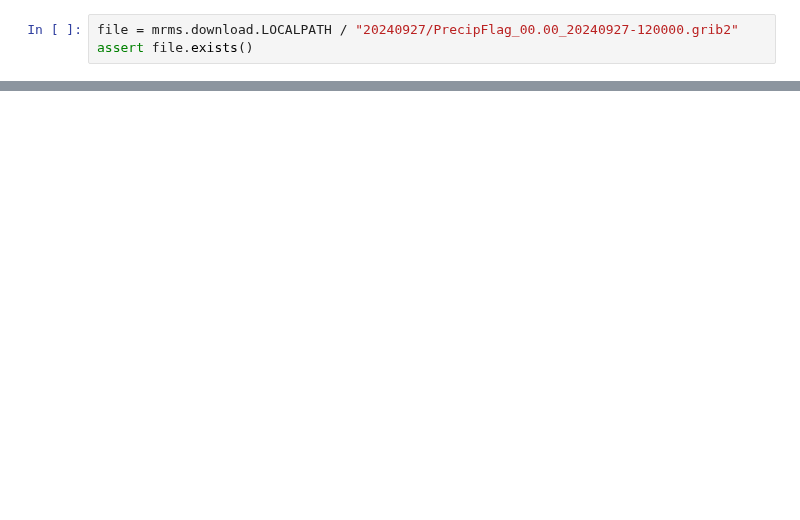
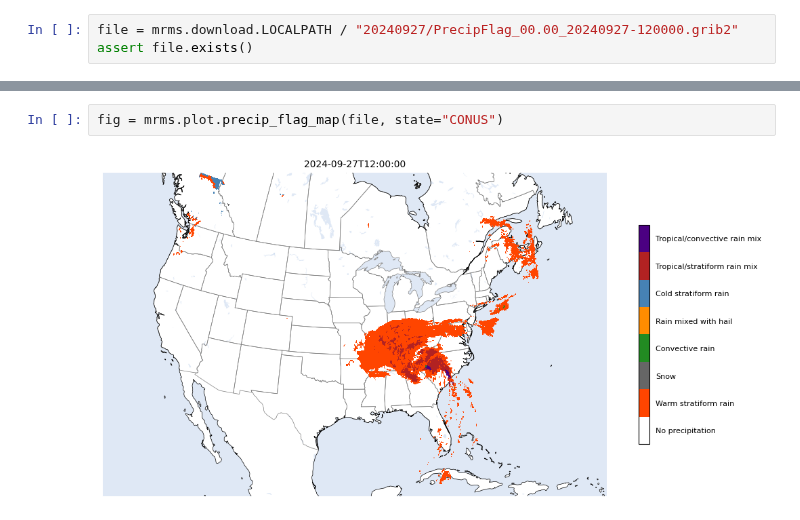
Before and after one commit to edsaac/emaremes, a Jupyter notebook: examples/plotting_maps.ipynb, the cells around one changed output, grey strips where cells are left out. Saved outputs shown, nothing was run; the diff lists cells and outputs as text; blank space fills up the shorter version.

```diff
--- a/examples/plotting_maps.ipynb
+++ b/examples/plotting_maps.ipynb
@@ -16,0 +21,4 @@ fig = mrms.plot.precip_flag_map(file, state="NC")
+# %%
+fig = mrms.plot.precip_flag_map(file, state="CONUS")
+# %% [output]
+[figure, added]
```
Also changed, not shown: parts of 3 cells of this notebook, 9 other files.
